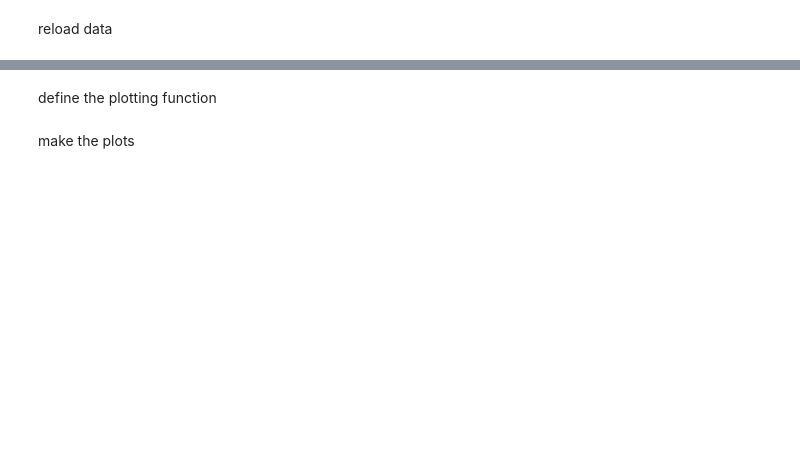
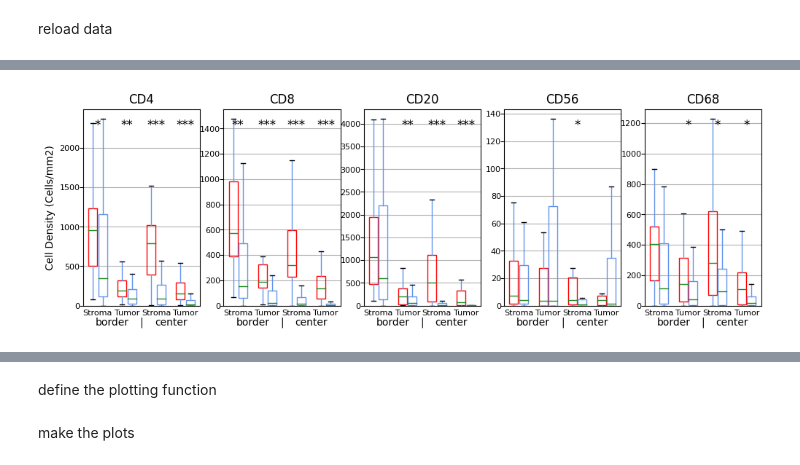
Before and after one commit to ErasmusMC-Bioinformatics/TME_Analyzer, a Jupyter notebook: revision_9.ipynb, the cells around one changed output, grey strips where cells are left out. Drawn from its saved outputs; the diff is of its cells as text; code cells hidden in the pictures; blank space fills up the shorter version.

```diff
--- a/revision_9.ipynb
+++ b/revision_9.ipynb
@@ -20,0 +266,83 @@ reload data
+# %%
+from scipy.stats import mannwhitneyu
+import matplotlib.transforms
+
+
+# Create offset transform by 5 points in x direction
+dx = 4/72.; dy = 0/72.
+offset = matplotlib.transforms.ScaledTranslation(dx, dy, fig.dpi_scale_trans)
+
+boxprops = dict(color='cornflowerblue')
+whiskerprops = dict(color='cornflowerblue')
+medianprops = dict(color='forestgreen')
+flierprops = dict(markersize=5)
+
+for i in ["auto-","inForm-"]:
+    plt.figure()
+    plt.tight_layout()
+    # pd_all2 = pd.DataFrame(all_table, index = all_pts, columns = all_table_header2)
+    fig, axs = plt.subplots(nrows=1, ncols=5, figsize=(12, 3.5), sharey=False)
+    for n_i, n in enumerate(["CD4", "CD8", "CD20", "CD56", "CD68"]):
+        data_to_plot = []
+        stats_to_plot = []
+        for k in ["border-","center-"]:
+            for l in ["Stroma","Tumor"]:
+                data_to_plot.append(df_all2[df_all2['inflammation'] == 'infl'][df_all2['location'] == k[:-1]]['density of ' + n + ' in ' + l + ' found by ' + i[:-1] + ' analysis']/0.4999/0.4999)
+                data_to_plot.append(df_all2[df_all2['inflammation'] == 'non-infl'][df_all2['location'] == k[:-1]]['density of ' + n + ' in ' + l + ' found by ' + i[:-1] + ' analysis']/0.4999/0.4999)
+                _, p_value = mannwhitneyu(data_to_plot[-2],data_to_plot[-1],alternative='greater')
+                n_stars = ''
+                if p_value < 0.05:
+                    if p_value <0.01:
+                        if  p_value < 0.001:
+                            n_stars = '***'
+                        else:
+                            n_stars = '**'
+                    else:
+                        n_stars = '*'
+                stats_to_plot.append(n_stars)
+                # print(i,k,l,n,p_value,n_stars,np.nanmean(data_to_plot[-2]),np.nanmean(data_to_plot[-1]))
+        x_pos = [1,1.5,2.5,3,4,4.5,5.5,6]
+        x_pos_stars = [1.25,2.75,4.25,5.75]
+
+        b_plot = axs[n_i].boxplot(data_to_plot, positions=x_pos, patch_artist=True, widths=0.45,
+                                  boxprops=boxprops,medianprops=medianprops,showfliers=False,whiskerprops=whiskerprops)
+
+        # plt.setp(b_plot['boxes'], color='red')
+        for n_p, patch in enumerate(b_plot['boxes']):
+            if n_p%2 == 0:
+                patch.set_color('red')
+            patch.set_facecolor('none')
+
+        for n_x in range(4):
+            axs[n_i].text(x_pos_stars[n_x],axs[n_i].get_ylim()[1]*0.9,stats_to_plot[n_x], horizontalalignment='center',size=12)
+        first_x_label = ['Stroma','Tumor','Stroma','Tumor']
+        second_x_label = ['border','center']
+        for n_x in range(4):
+            axs[n_i].text(x_pos_stars[n_x],axs[n_i].get_ylim()[1]*-0.05,first_x_label[n_x], horizontalalignment='center',size=8)
+        for n_x in range(2):
+            axs[n_i].text((x_pos_stars[n_x*2]+x_pos_stars[n_x*2+1])/2,axs[n_i].get_ylim()[1]*-0.1,second_x_label[n_x], horizontalalignment='center')
+        axs[n_i].text(3.5,axs[n_i].get_ylim()[1]*-0.1,'|', horizontalalignment='center')
+        axs[n_i].set_title(n)
+    fig = plt.gcf()
+    fig.suptitle('')
+    ax = fig.gca()
+    # ax.set_ylim(0,1000)
+    # print(pd_all2.loc[pd_all2['inflammation']=='infl',fig_title])
+    # print(pd_all2.loc[pd_all2['inflammation']=='non-infl',fig_title])
+    for ax in axs:
+        ax.set_ylim((0,ax.get_ylim()[1]))
+        ax.set_xlabel('')
+        ax.set_ylabel('')
+        ax.set_xticks([])
+        ax.yaxis.grid(True)
+        for label in ax.get_yticklabels():
+            label.set_fontsize(8)
+            label.set_transform(label.get_transform() + offset)
+            # label.set_
+            # label.set_rotation(30)
+            # label.set_va('center')
+            # label.set_ha('right')
+        # ax.xaxis.grid(True)
+
+    axs[0].set_ylabel('Cell Density (Cells/mm2)')
+# %% [output]
@@ -20,0 +350 @@ reload data
+[figure, added]
```
Also changed, not shown: parts of 8 cells of this notebook, 1 other file.
